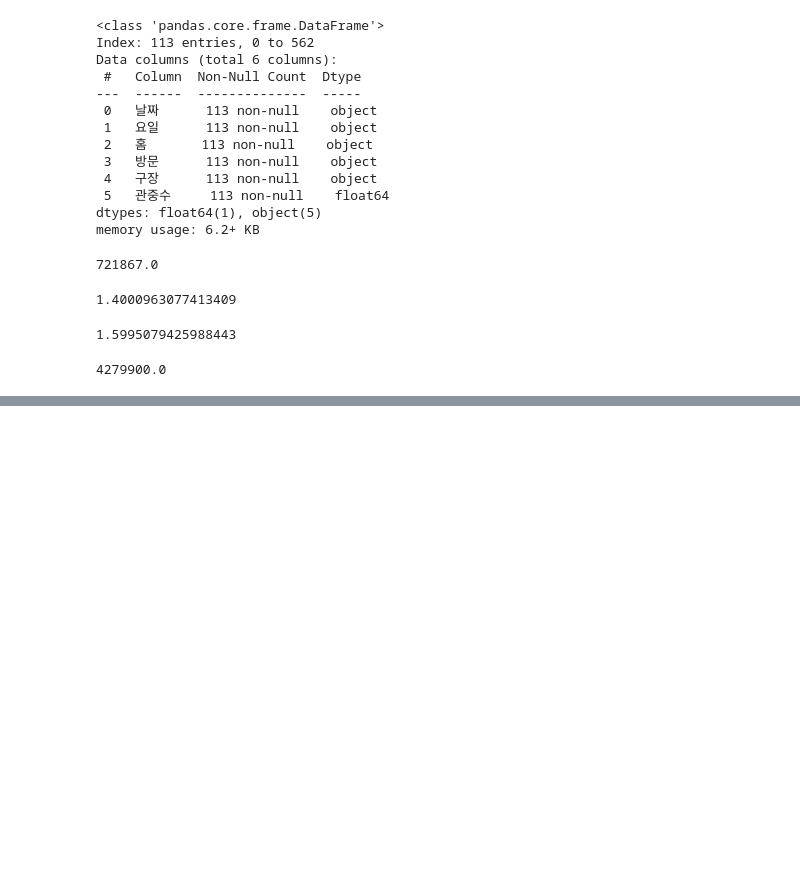
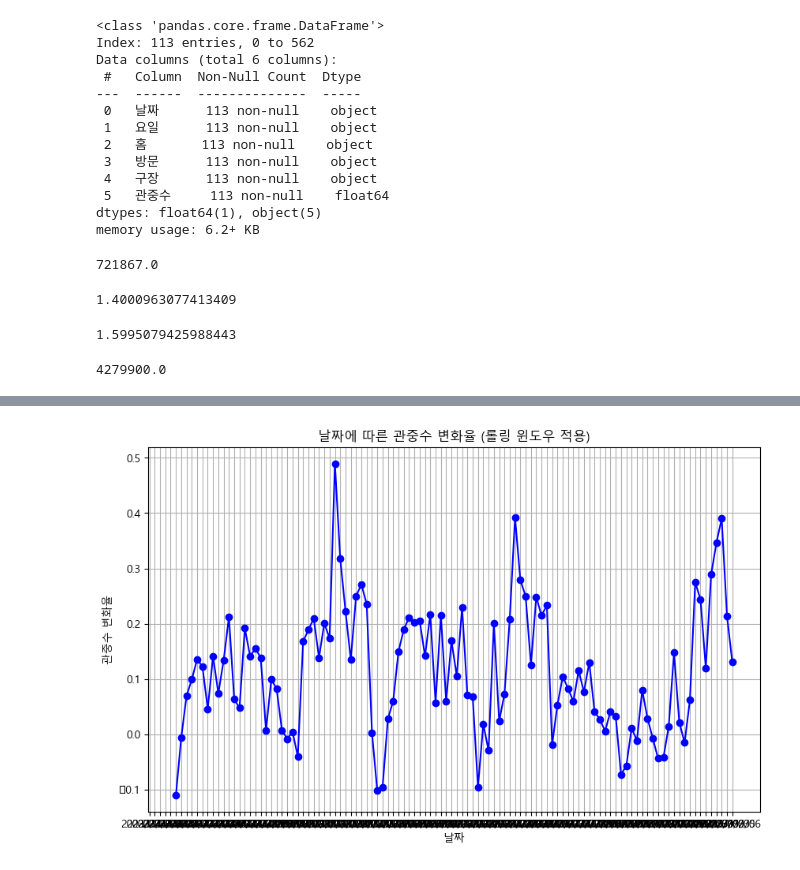
Before and after one commit to duddbs2002/team3, a Jupyter notebook: Youri/작년올해관중수비교.ipynb, the cells around one changed output, grey strips where cells are left out. Saved outputs shown, nothing was run; the diff lists cells and outputs as text; code cells hidden in the pictures; blank space fills up the shorter version.

```diff
--- a/Youri/작년올해관중수비교.ipynb
+++ b/Youri/작년올해관중수비교.ipynb
@@ -356,0 +376,19 @@ hdcc_slicing.set_index('날짜', inplace=True)
+# %%
+# 2023년 데이터
+hdc_slicing.set_index('날짜', inplace=True)
+# %%
+hdc_slicing['변화율'] = hdc_slicing['관중수'].pct_change()
+# %%
+# 롤링 윈도우 적용 (예: 7일 롤링 윈도우)
+hdc_slicing['롤링 변화율'] = hdc_slicing['변화율'].rolling(window=7).mean()
+
+# 시각화
+plt.figure(figsize=(10, 6))
+plt.plot(hdc_slicing.index, hdc_slicing['롤링 변화율'], marker='o', linestyle='-', color='b')
+plt.title('날짜에 따른 관중수 변화율 (롤링 윈도우 적용)')
+plt.xlabel('날짜')
+plt.ylabel('관중수 변화율')
+plt.grid(True)
+plt.show()
+# %% [output]
+[figure, added]
```
Also changed, not shown: parts of 3 cells of this notebook.
